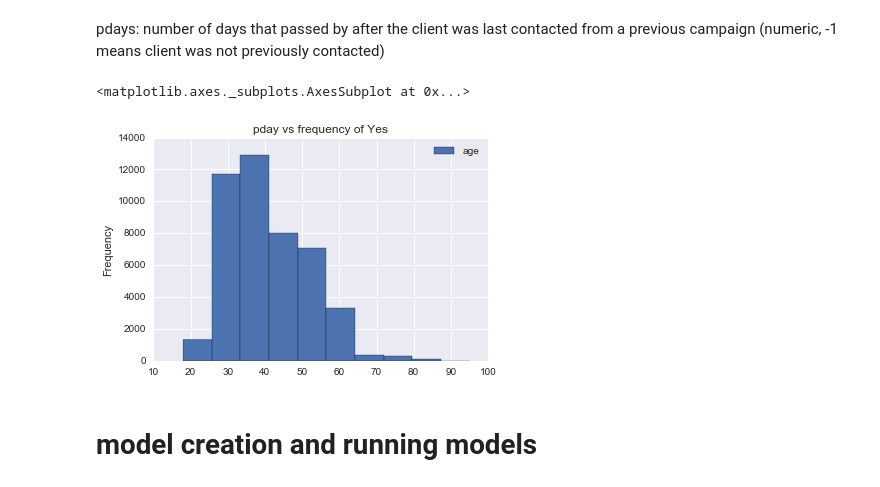
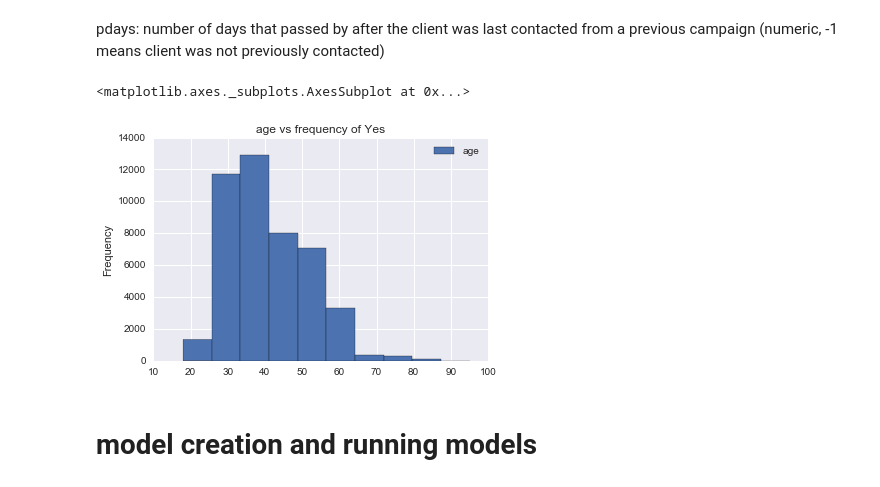
Before and after one commit to DavisTownsend/Marketing-Project, a Jupyter notebook: Marketing Project Sean.ipynb, the cells around one changed output. Saved outputs shown, nothing was run; the diff lists cells and outputs as text; code cells hidden in the pictures.

```diff
--- a/Marketing Project Sean.ipynb
+++ b/Marketing Project Sean.ipynb
@@ -107,10 +107,10 @@ data[["pdays","y_yes"]].plot(y="pdays",x="y_yes",kind="hist",title="pday vs freq
 # %% [markdown]
 pdays: number of days that passed by after the client was last contacted from a previous campaign (numeric, -1 means client was not previously contacted)
 # %%
-data[["age","y_yes"]].plot(y="age",x="y_yes",kind="hist",title="pday vs frequency of Yes")
+data[["age","y_yes"]].plot(y="age",x="y_yes",kind="hist",title="age vs frequency of Yes")
 # %% [output]
 <matplotlib.axes._subplots.AxesSubplot at 0x...>
-[figure, old version]
+[figure, new version]
 # %% [markdown]
 # model creation and running models
 # %%
```
